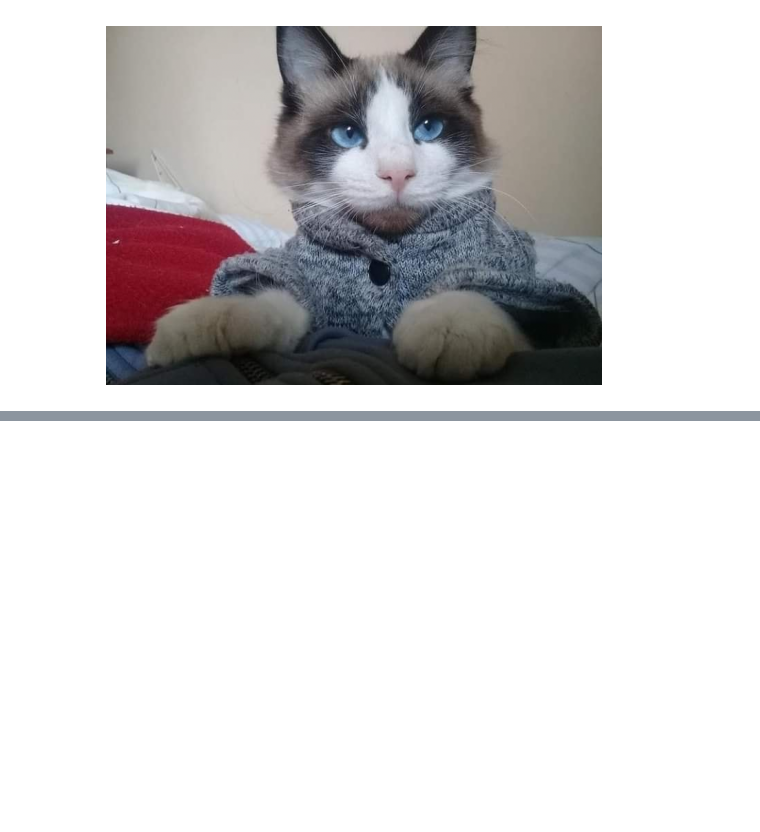
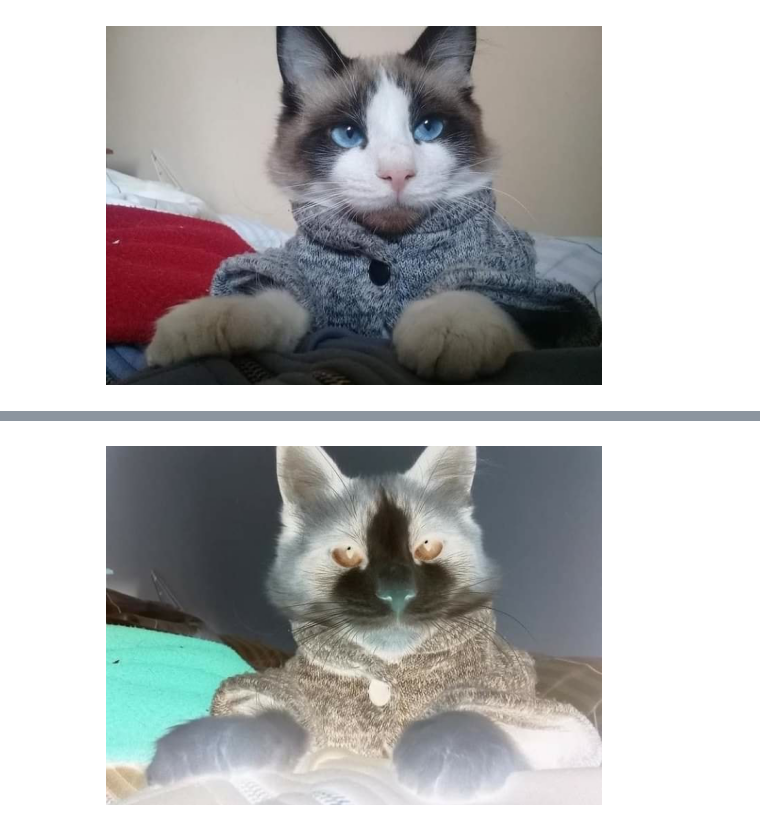
Before and after one commit to pablonicolasr/pdi_uns, a Jupyter notebook: tp1/pdi_tp1.ipynb, the cells around one changed output, grey strips where cells are left out. Cells and saved outputs as stored; diff of their text form; code cells hidden in the pictures; blank space fills up the shorter version.

```diff
--- a/tp1/pdi_tp1.ipynb
+++ b/tp1/pdi_tp1.ipynb
@@ -25,0 +99,6 @@ heigth, width, channels = image.shape
+# %%
+plt.imshow(inv_image, cmap="gray")
+plt.axis("off")
+plt.show()
+# %% [output]
+[figure, added]
```
Also changed, not shown: parts of 55 cells of this notebook, 18 other files.
